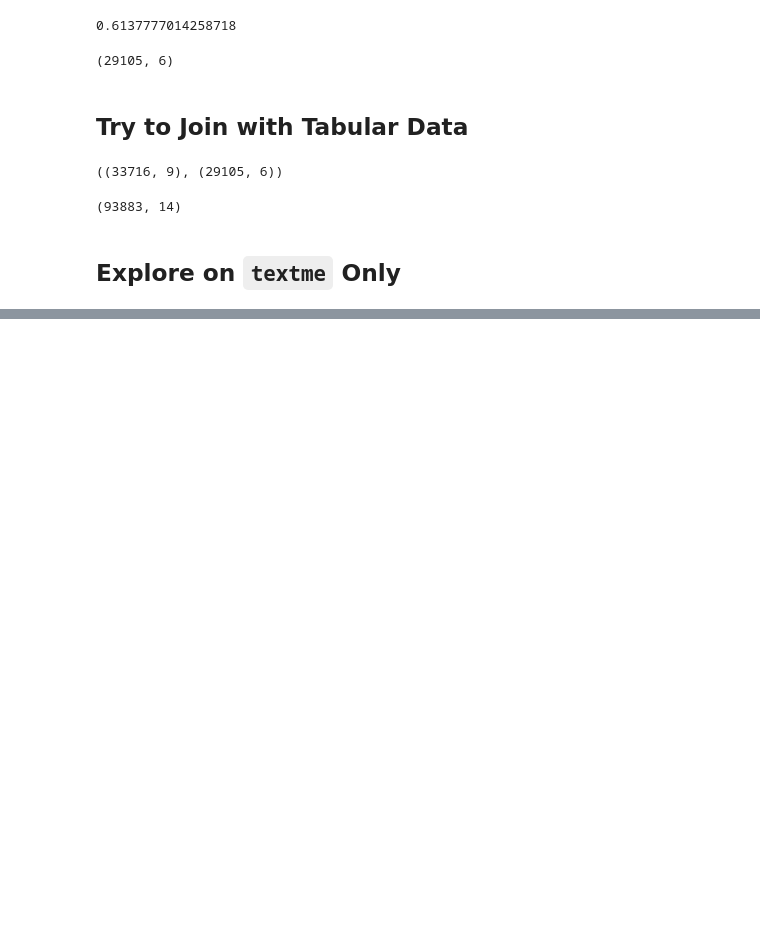
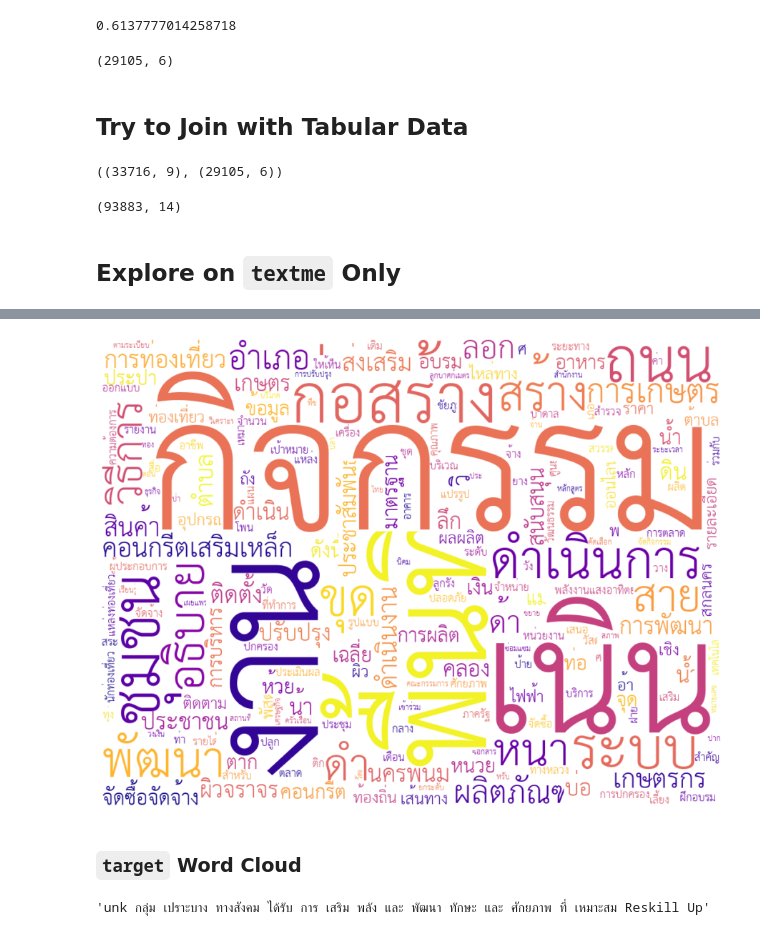
Before and after one commit to pnphannisa/thaimaimee, a Jupyter notebook: explore_details.ipynb, the cells around one changed output, grey strips where cells are left out. Saved outputs shown, nothing was run; the diff lists cells and outputs as text; code cells hidden in the pictures; blank space fills up the shorter version.

```diff
--- a/explore_details.ipynb
+++ b/explore_details.ipynb
@@ -198,0 +289,38 @@ df.
+# %%
+wordcloud = WordCloud(font_path='thsarabunnew-webfont.ttf.1',
+                      background_color="white",
+                      width=1024,
+                      height=768,
+                      max_words=200,
+                      collocations=False,
+                      colormap='plasma',
+                      regexp=r"[ก-๙a-zA-Z']+",
+                      stopwords=list(pythainlp.corpus.common.thai_stopwords()) + \
+                          ['unk','โครงการ','โครง','วัตถุประสงค์','งบประมาณ',
+                           #preposition
+                           'ดังนั้น','โปรด',
+                           #units
+                          'เมตร','ตารางเมตร','ลบ','ตร','กม','บาท',
+                           #area
+                          'จังหวัด','เขต','อำเภอ','ตำบล','หมู่','บ้าน','เมือง',
+                           'หมู่บ้าน','หนอง',
+                           #size
+                           'ขนาด','จำนวน','ปริมาณ']
+                      ).generate(text_scope)
+
+fig, ax = plt.subplots(1, 1, figsize=(16, 12))
+ax.imshow(wordcloud, interpolation='bilinear')
+ax.axis("off")
+fig.show()
+# %% [output]
+[figure, added]
+# %% [markdown]
+### `target` Word Cloud
+# %%
+texts = []
+for i in tqdm(range(textme.shape[0])):
+    texts+=[i for i in word_tokenize(textme.target[i], keep_whitespace=False) if len(i)>2]
+text_target = ' '.join(texts)
+text_target[:100]
+# %% [output]
+'unk กลุ่ม เปราะบาง ทางสังคม ได้รับ การ เสริม พลัง และ พัฒนา ทักษะ และ ศักยภาพ ที่ เหมาะสม Reskill Up'
```
Also changed, not shown: parts of 12 cells of this notebook, 1 other file.
